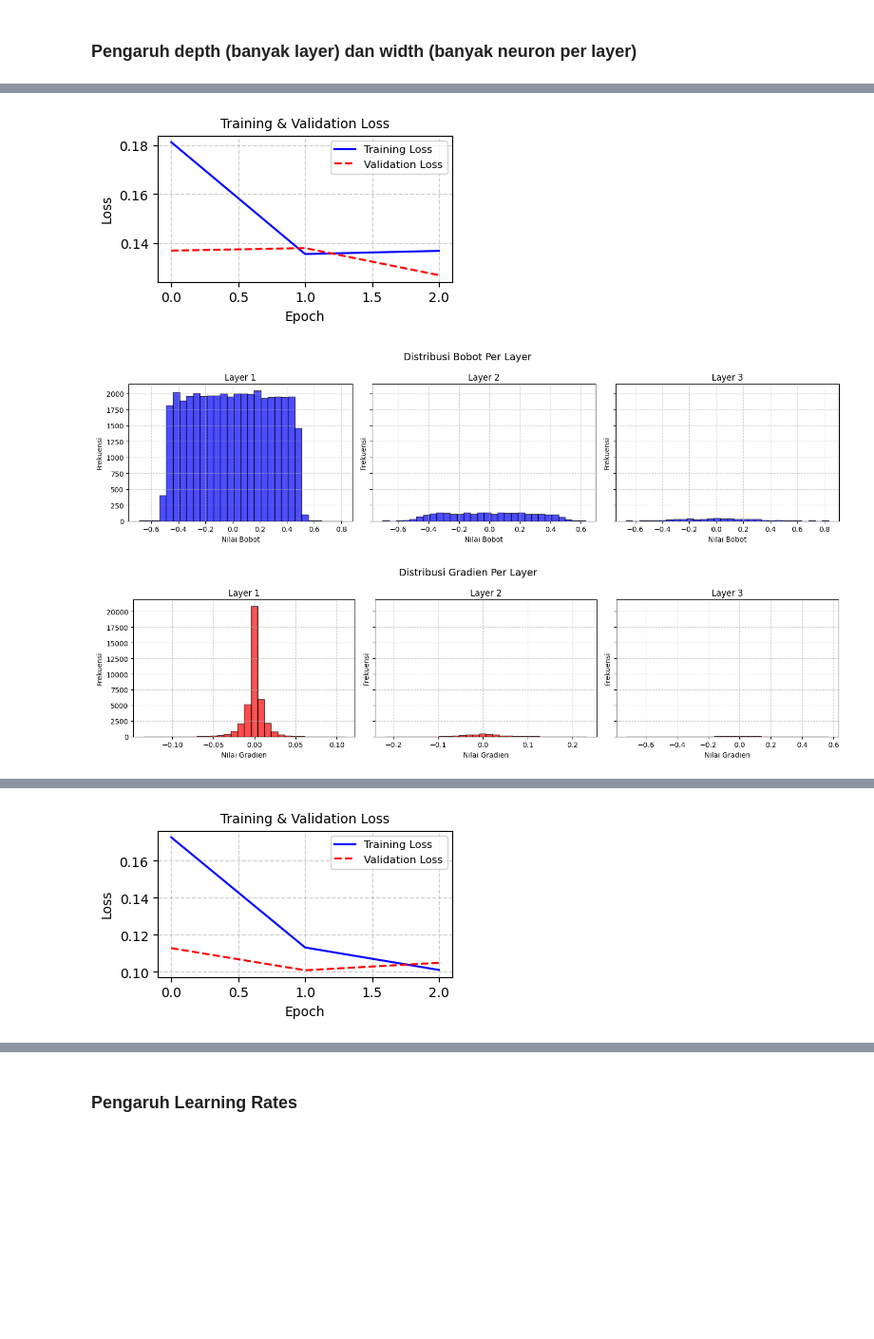
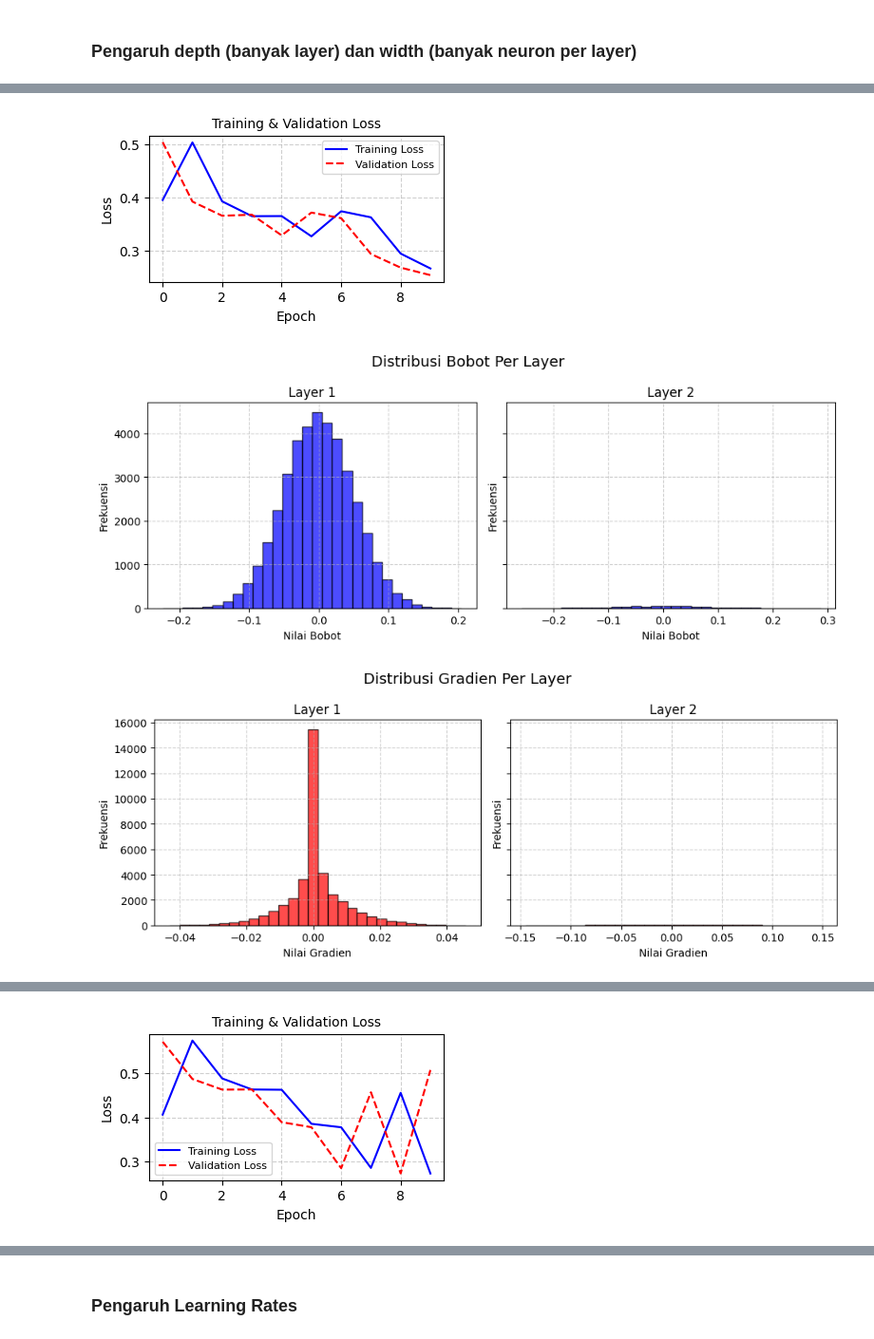
Before and after one commit to debrinashika/FFNN-Machine-Learning, a Jupyter notebook: src/Tubes_ML.ipynb, the cells around one changed output, grey strips where cells are left out. Shown at 95% size. Drawn from its saved outputs; the diff is of its cells as text; code cells hidden in the pictures; blank space fills up the shorter version.

```diff
--- a/src/Tubes_ML.ipynb
+++ b/src/Tubes_ML.ipynb
@@ -150,7 +179,7 @@ import sys
 import time
 
 class FFNN:
-    def __init__(self, batch_size: int, learning_rate: float, epoch: int, verbose: int, loss_func, weight_init, seed=int):
+    def __init__(self, batch_size: int, learning_rate: float, epoch: int, verbose: int, loss_func, weight_init, seed=int, regularization= None, reg_lambda = 0.01, norm = False):
         self.batch_size = batch_size
         self.learning_rate = learning_rate
         self.epoch = epoch
@@ -160,6 +189,9 @@ class FFNN:
         self.loss_train_history = []
         self.loss_val_history = []
         self.seed = seed or None
+        self.regularization = regularization
+        self.reg_lambda = reg_lambda
+        self.norm = norm
 
         self.input_train: list[list[float]] = []
         self.input_val: list[list[float]] = []
@@ -211,9 +243,26 @@ class FFNN:
         elif self.loss_func == "categorical":
             return -np.mean(np.sum(target * np.log(output + 1e-9), axis=1))
 
+        reg_term = 0
+        if self.regularization == "l1":
+            reg_term = self.reg_lambda * sum(np.sum(np.abs(layer.weight)) for layer in self.layers)
+
+        elif self.regularization == "l2":
+            reg_term = self.reg_lambda * sum(np.sum(layer.weight ** 2) for layer in self.layers)
+
+        return loss + reg_term
+
     def updateWeight(self):
         for idx, layer in enumerate(self.layers):
-            layer.weight -= self.delta_gradien[idx]
+            reg_term = 0
+
+            if self.regularization == "l1":
+                reg_term = self.reg_lambda * np.sign(layer.weight)
+
+            elif self.regularization == "l2":
+                reg_term = self.reg_lambda * 2 * layer.weight
+
+            layer.weight -= self.delta_gradien[idx] + reg_term
 
     def updateGradien(self, layer_idx: int, delta: np.ndarray, input: np.ndarray):
         grad = self.learning_rate * (np.array(input) @ np.array(delta).T)
@@ -307,6 +356,8 @@ class FFNN:
                 for layer in self.layers:
                     net = np.dot(current, layer.weight)
                     current = layer.activ_func(net)
+                    if self.norm == True:
+                        current = RMSNorm(layer.n_neurons).forward(current)
                     nets.append(net.copy().transpose().tolist())
                     if layer != self.layers[-1]:
                         bias = np.ones((batch_size, 1))
@@ -360,6 +411,10 @@ class FFNN:
                     delta1 = outputLayer(inputs[i+1], nets, target,"sigmoid",self.loss_func)
                 elif self.layers[i].activ_func == relu:
                     delta1 = outputLayer(inputs[i+1], nets, target,"relu",self.loss_func)
+                elif self.layers[i].activ_func == elu:
+                    delta1 = outputLayer(inputs[i+1], nets, target,"elu",self.loss_func)
+                elif self.layers[i].activ_func == swish:
+                    delta1 = outputLayer(inputs[i+1], nets, target,"swish",self.loss_func)
                 else: # linear
                     delta1 = outputLayer(inputs[i+1], nets, target,"linear",self.loss_func)
 
@@ -373,6 +428,10 @@ class FFNN:
                     delta2 = hiddenLayer(self.layers[i + 1].weight[1:], inputs[i+1][1:], delta1, "sigmoid")
                 elif self.layers[i].activ_func == relu:
                     delta2 = hiddenLayer(self.layers[i + 1].weight[1:], inputs[i+1][1:], delta1, "relu")
+                elif self.layers[i].activ_func == swish:
+                    delta2 = hiddenLayer(self.layers[i + 1].weight[1:], inputs[i+1][1:], delta1, "swish")
+                elif self.layers[i].activ_func == elu:
+                    delta2 = hiddenLayer(self.layers[i + 1].weight[1:], inputs[i+1][1:], delta1, "elu")
                 else: # linear
                     delta2 = hiddenLayer(self.layers[i + 1].weight[1:], inputs[i+1][1:], delta1, "linear")
 
@@ -527,11 +586,11 @@ Data loaded in 17.49 seconds.
 # %%
-def train_ffnn(depth, width, learning_rate, activation, weight_init):
-    ffnn = FFNN(batch_size=train_samples, learning_rate=learning_rate, epoch=3, verbose=1, loss_func='mse', weight_init=weight_init, seed=42)
+def train_ffnn(depth, width, learning_rate, activation, weight_init, norm=False, regularization=None):
+    ffnn = FFNN(batch_size=train_samples, learning_rate=learning_rate, epoch=20, verbose=1, loss_func='mse', weight_init=weight_init, seed=42, norm=norm, regularization=regularization)
 
     for _ in range(depth - 1):
         ffnn.addHiddenLayer(Layers(n_inputs=784 if _ == 0 else width, n_neurons=width, activ_func=activation))
 
-    output_layer = Layers(n_inputs=width, n_neurons=10, activ_func=softmax)
+    output_layer = Layers(n_inputs=width, n_neurons=10, activ_func=tanh)
     ffnn.addHiddenLayer(output_layer)
 
     ffnn.addInputTarget(X_train.tolist(), X_test, y_train_oh.tolist(), y_test_oh.tolist())
@@ -553,7 +612,7 @@ width_var = [50, 100, 200]
 results = {}
 for width in width_var:
     print(f"\n Width {width} Result\n")
-    ffnn, acc = train_ffnn(depth=3, width=width, learning_rate=0.01, activation=linear, weight_init='uniform')
+    ffnn, acc = train_ffnn(depth=2, width=width, learning_rate=0.001, activation=tanh, weight_init='xavier')
     results[f"Width {width}"] = acc
 # %% [output]
  Width 50 Result
@@ -569,6 +635,6 @@ Epoch | Train Loss | Val Loss
 ===================================
-[figure, old version]
+[figure, new version]
-[figure, old version]
+[figure, new version]
-[figure, old version]
+[figure, new version]
  Width 100 Result
 
@@ -583,2 +656,2 @@ Epoch | Train Loss | Val Loss
 ===================================
-[figure, old version]
+[figure, new version]
```
Also changed, not shown: parts of 33 cells of this notebook.
